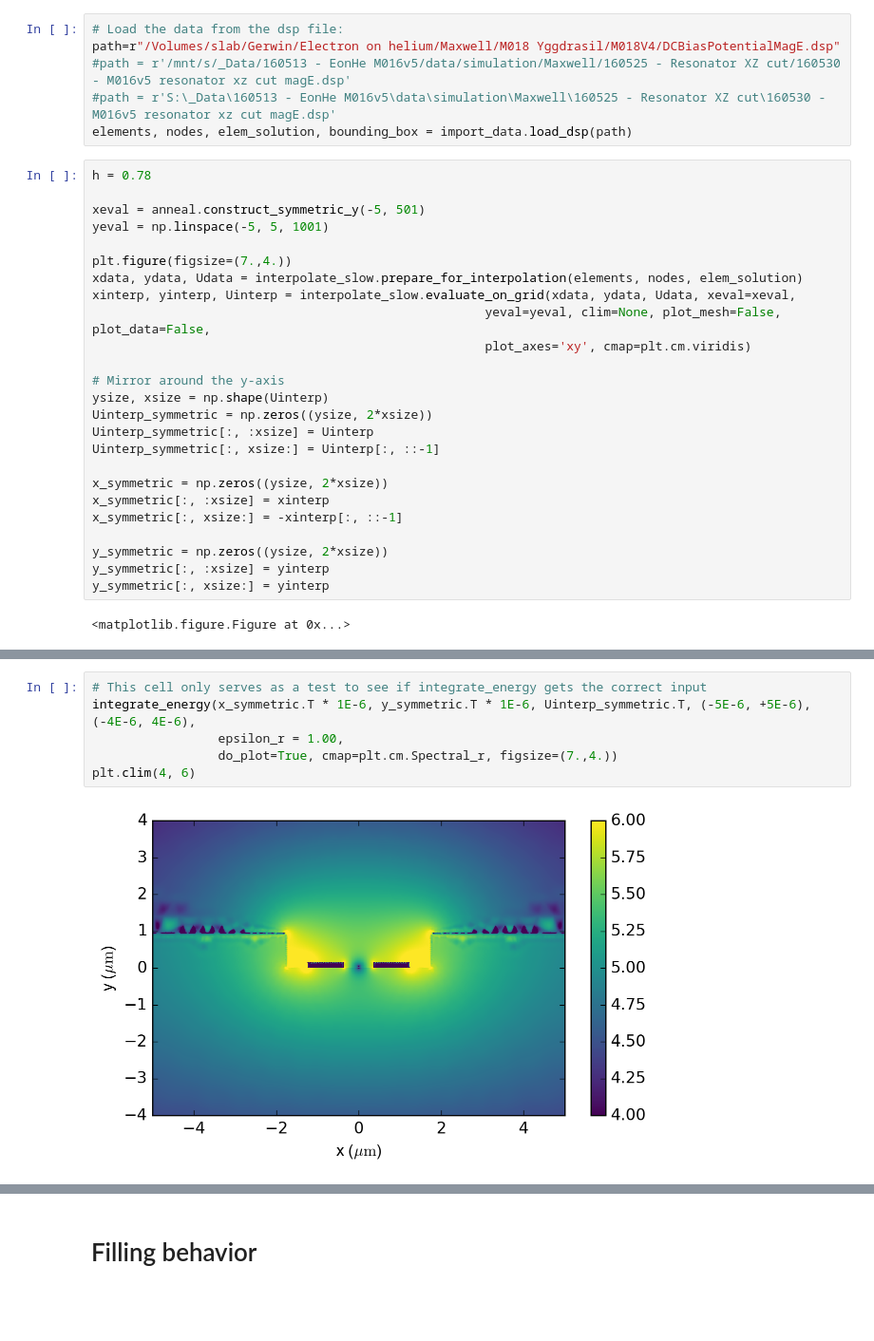
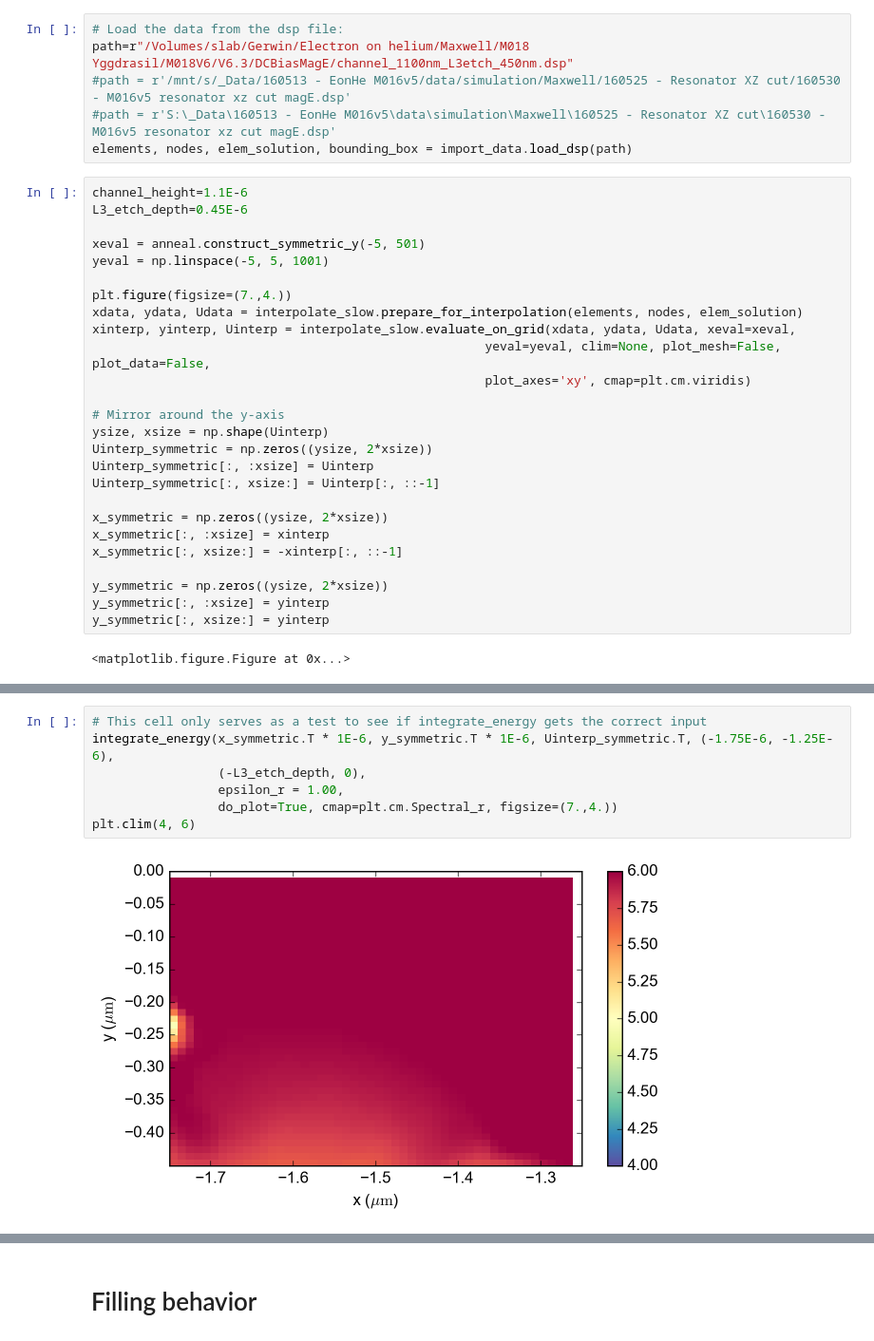
Before and after one commit to gkoolstra/ipython-notebooks, a Jupyter notebook: 20160530 - Master simulation notebook.ipynb, the cells around one changed output, grey strips where cells are left out. Shown at 95% size. Drawn from its saved outputs; the diff is of its cells as text; blank space fills up the shorter version.

```diff
--- a/20160530 - Master simulation notebook.ipynb
+++ b/20160530 - Master simulation notebook.ipynb
@@ -79,12 +79,13 @@ The mean electric field over the range (-0.25, 0.25) is 0.3237 V/um.
 # Level meter curve
 # %%
 # Load the data from the dsp file:
-path=r"/Volumes/slab/Gerwin/Electron on helium/Maxwell/M018 Yggdrasil/M018V4/DCBiasPotentialMagE.dsp"
+path=r"/Volumes/slab/Gerwin/Electron on helium/Maxwell/M018 Yggdrasil/M018V6/V6.3/DCBiasMagE/channel_1100nm_L3etch_450nm.dsp"
 #path = r'/mnt/s/_Data/160513 - EonHe M016v5/data/simulation/Maxwell/160525 - Resonator XZ cut/160530 - M016v5 resonator xz cut magE.dsp'
 #path = r'S:\_Data\160513 - EonHe M016v5\data\simulation\Maxwell\160525 - Resonator XZ cut\160530 - M016v5 resonator xz cut magE.dsp'
 elements, nodes, elem_solution, bounding_box = import_data.load_dsp(path)
 # %%
-h = 0.78
+channel_height=1.1E-6
+L3_etch_depth=0.45E-6
 
 xeval = anneal.construct_symmetric_y(-5, 501)
 yeval = np.linspace(-5, 5, 1001)
@@ -125,10 +126,11 @@ plt.ylim(np.min(y_symmetric), np.max(y_symmetric))
 # %%
 # This cell only serves as a test to see if integrate_energy gets the correct input
-integrate_energy(x_symmetric.T * 1E-6, y_symmetric.T * 1E-6, Uinterp_symmetric.T, (-5E-6, +5E-6), (-4E-6, 4E-6),
+integrate_energy(x_symmetric.T * 1E-6, y_symmetric.T * 1E-6, Uinterp_symmetric.T, (-1.75E-6, -1.25E-6),
+                 (-L3_etch_depth, 0),
                  epsilon_r = 1.00,
                  do_plot=True, cmap=plt.cm.Spectral_r, figsize=(7.,4.))
 plt.clim(4, 6)
 # %% [output]
-[figure, old version]
+[figure, new version]
 # %%
 # Note: this code takes into account that the walls of the channel are not made of a conductor.
```
Also changed, not shown: parts of 6 cells of this notebook, 3 other files.
